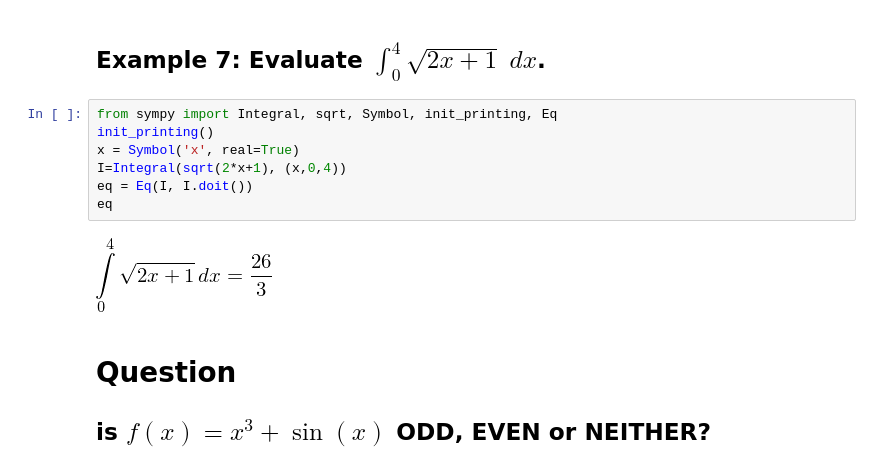
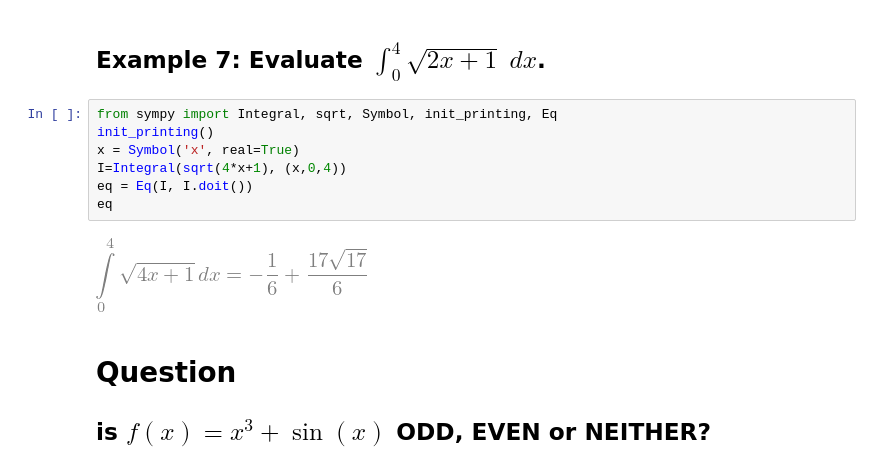
Before and after one commit to mmogib/math102_old, a Jupyter notebook: 5.5/Sec05.05.ipynb, the cells around one changed output. Saved outputs shown, nothing was run; the diff lists cells and outputs as text.

```diff
--- a/5.5/Sec05.05.ipynb
+++ b/5.5/Sec05.05.ipynb
@@ -35,12 +35,12 @@ $$ \int x^3 \cos(x^4+2) \; dx = \int \frac{1}{4}\cos(u) du = \frac{1}{4} \sin(u)
 # %%
 from sympy import Integral, sqrt, Symbol, init_printing, Eq
 init_printing()
 x = Symbol('x', real=True)
-I=Integral(sqrt(2*x+1), (x,0,4))
+I=Integral(sqrt(4*x+1), (x,0,4))
 eq = Eq(I, I.doit())
 eq
 # %% [output]
-[figure, old version]
+[figure, new version]
 # %% [markdown]
 # Question
 ## is $f(x)=x^3+\sin(x)$ ODD, EVEN or NEITHER?
```
Also changed, not shown: 5 other files.
